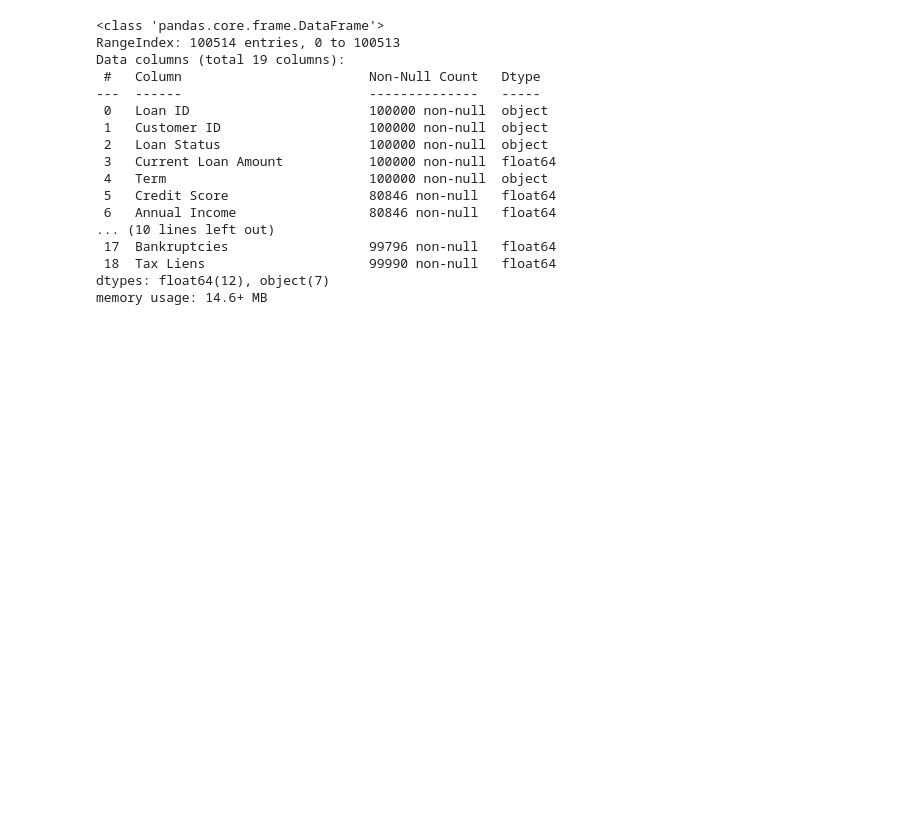
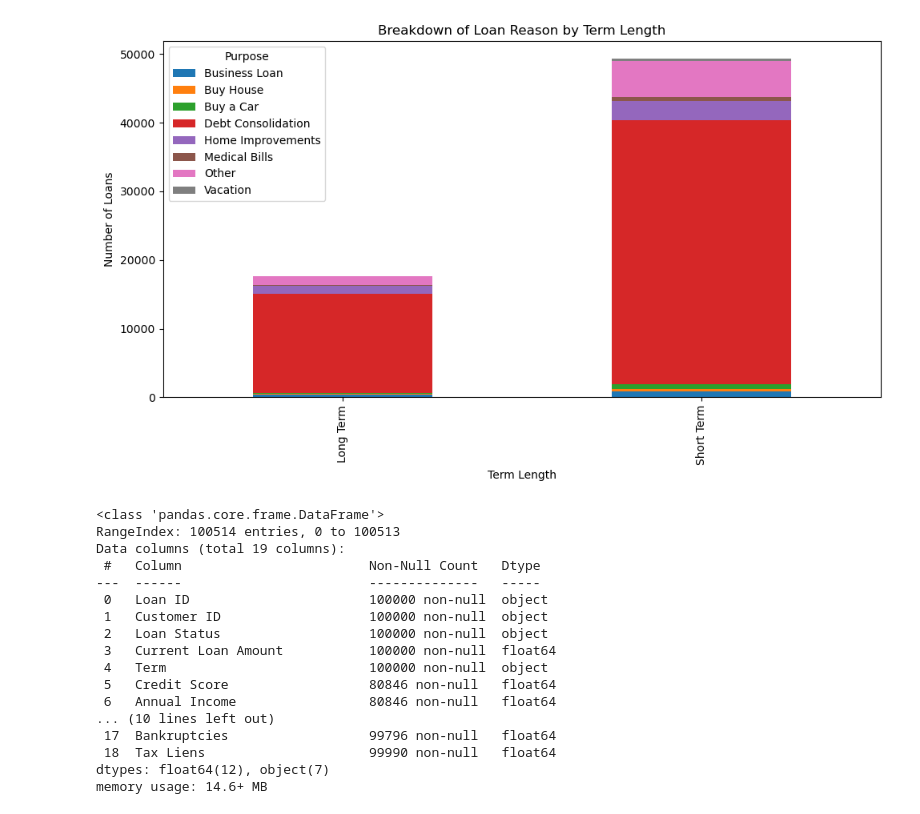
Before and after one commit to myoingco/Project-1, a Jupyter notebook: main.ipynb, the cells around one changed output. Saved outputs shown, nothing was run; the diff lists cells and outputs as text; code cells hidden in the pictures; blank space fills up the shorter version.

```diff
--- a/main.ipynb
+++ b/main.ipynb
@@ -5,6 +5,21 @@ import pandas as pd
 import numpy as np
 import matplotlib.pyplot as plt
 from scipy.stats import linregress
+# %%
+df_clean=pd.read_csv("cleaned.csv")
+df_clean['Purpose'].replace({'small_business': 'Business Loan'}, inplace=True)
+df_clean['Purpose'].replace(['other','major_purchase','Educational Expenses',"moving",'renewable_energy','wedding'],'Other', inplace=True)
+df_clean['Purpose'].replace(['Take a Trip','vacation'],'Vacation', inplace=True)
+df_group = df_clean.groupby(['Term','Purpose']).size().unstack(fill_value=0)
+df_group.plot(kind="bar",stacked=True,figsize=(10,6))
+# plt.bar(df_group)
+plt.xlabel("Term Length")
+plt.ylabel("Number of Loans")
+plt.title("Breakdown of Loan Reason by Term Length")
+plt.tight_layout()
+plt.show()
+# %% [output]
+[figure, added]
 # %%
 df=pd.read_csv("credit_train.csv" ,sep="," ,encoding="utf-8")
 df.head()
```
Also changed, not shown: parts of 4 cells of this notebook.
